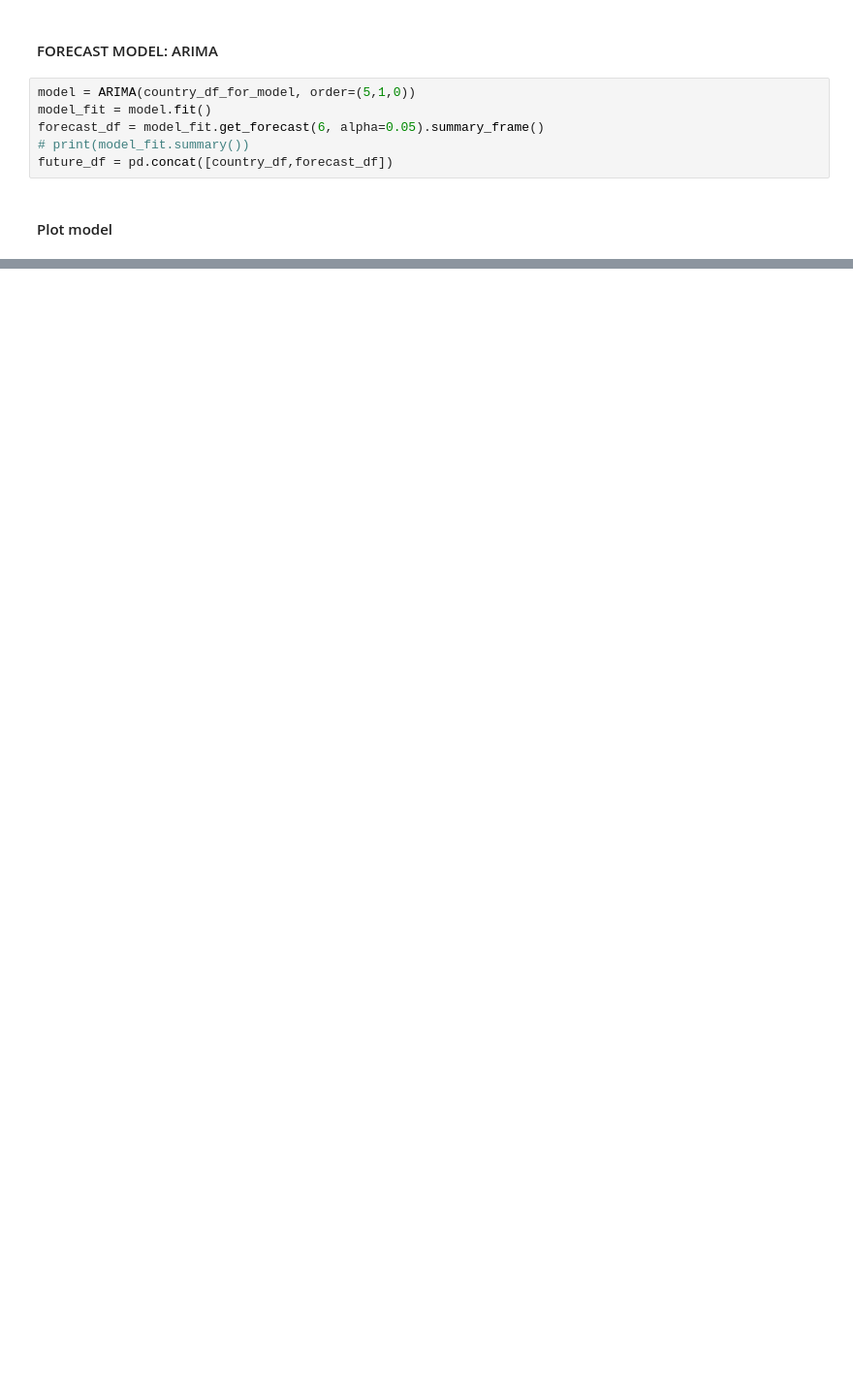
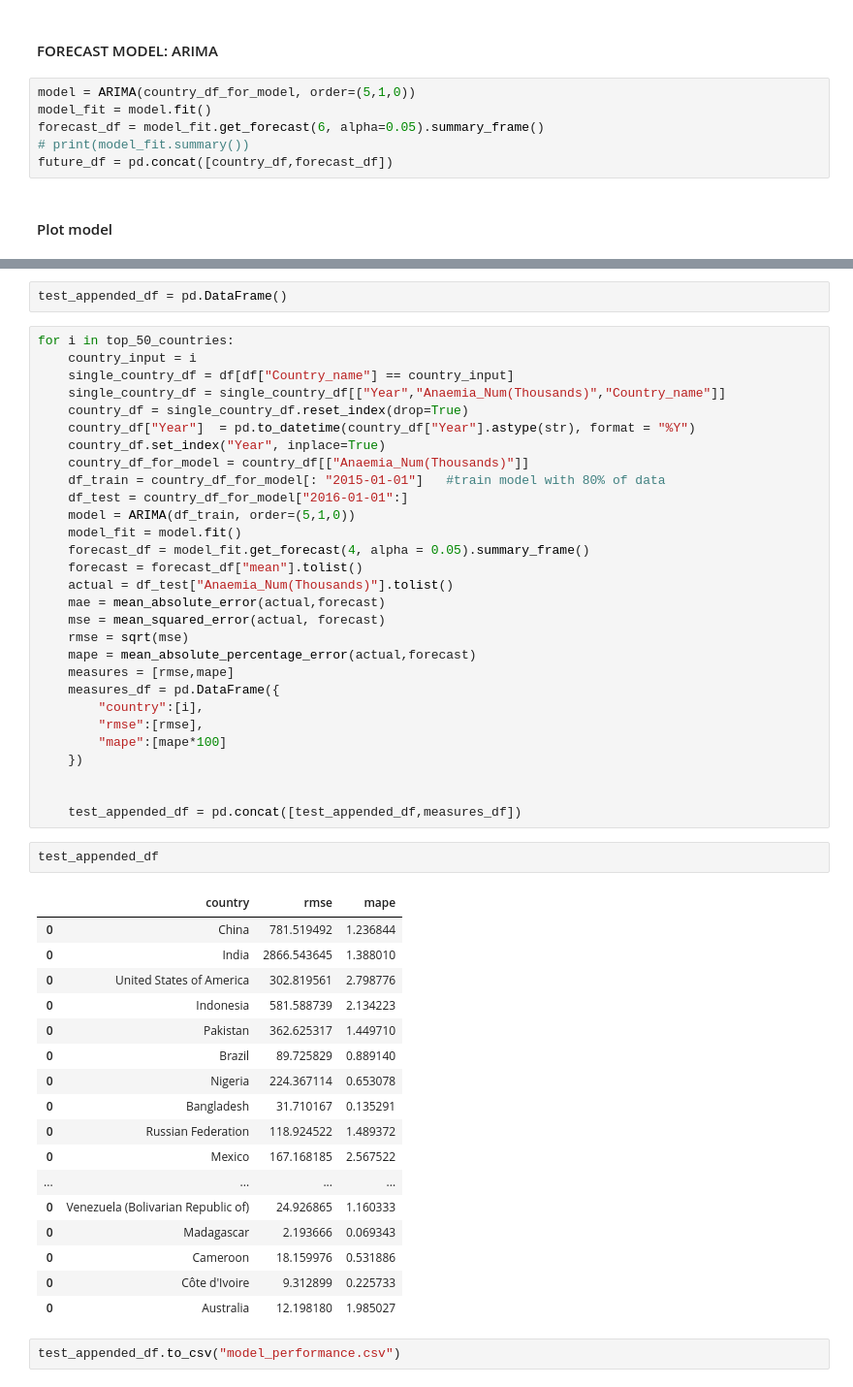
Before and after one commit to ltrentino/anaemia_project, a Jupyter notebook: resources/model.ipynb, the cells around one changed output, grey strips where cells are left out. Shown: that part at 97% size. Saved outputs shown, nothing was run; the diff lists cells and outputs as text; blank space fills up the shorter version.

```diff
--- a/resources/model.ipynb
+++ b/resources/model.ipynb
@@ -195,0 +234,53 @@ Text(0.5, 1.0, 'Anaemic women in Italy')
+# %%
+test_appended_df = pd.DataFrame()
+# %%
+for i in top_50_countries:
+    country_input = i
+    single_country_df = df[df["Country_name"] == country_input]
+    single_country_df = single_country_df[["Year","Anaemia_Num(Thousands)","Country_name"]]
+    country_df = single_country_df.reset_index(drop=True)
+    country_df["Year"]  = pd.to_datetime(country_df["Year"].astype(str), format = "%Y")
+    country_df.set_index("Year", inplace=True)
+    country_df_for_model = country_df[["Anaemia_Num(Thousands)"]]
+    df_train = country_df_for_model[: "2015-01-01"]   #train model with 80% of data
+    df_test = country_df_for_model["2016-01-01":]
+    model = ARIMA(df_train, order=(5,1,0))
+    model_fit = model.fit()
+    forecast_df = model_fit.get_forecast(4, alpha = 0.05).summary_frame()
+    forecast = forecast_df["mean"].tolist()
+    actual = df_test["Anaemia_Num(Thousands)"].tolist()
+    mae = mean_absolute_error(actual,forecast)
+    mse = mean_squared_error(actual, forecast)
+    rmse = sqrt(mse)
+    mape = mean_absolute_percentage_error(actual,forecast)
+    measures = [rmse,mape]
+    measures_df = pd.DataFrame({
+        "country":[i],
+        "rmse":[rmse],
+        "mape":[mape*100]
+    })
+
+
+    test_appended_df = pd.concat([test_appended_df,measures_df])
+# %%
+test_appended_df
+# %% [output]
+|  | country | rmse | mape |
+| 0 | China | 781.519492 | 1.236844 |
+| 0 | India | 2866.543645 | 1.388010 |
+| 0 | United States of America | 302.819561 | 2.798776 |
+| 0 | Indonesia | 581.588739 | 2.134223 |
+| 0 | Pakistan | 362.625317 | 1.449710 |
+| 0 | Brazil | 89.725829 | 0.889140 |
+| 0 | Nigeria | 224.367114 | 0.653078 |
+| 0 | Bangladesh | 31.710167 | 0.135291 |
+| 0 | Russian Federation | 118.924522 | 1.489372 |
+| 0 | Mexico | 167.168185 | 2.567522 |
+| ... | ... | ... | ... |
+| 0 | Venezuela (Bolivarian Republic of) | 24.926865 | 1.160333 |
+| 0 | Madagascar | 2.193666 | 0.069343 |
+| 0 | Cameroon | 18.159976 | 0.531886 |
+| 0 | Côte d'Ivoire | 9.312899 | 0.225733 |
+| 0 | Australia | 12.198180 | 1.985027 |
+# %%
+test_appended_df.to_csv("model_performance.csv")
```
Also changed, not shown: parts of 5 cells of this notebook, 6 other files.
